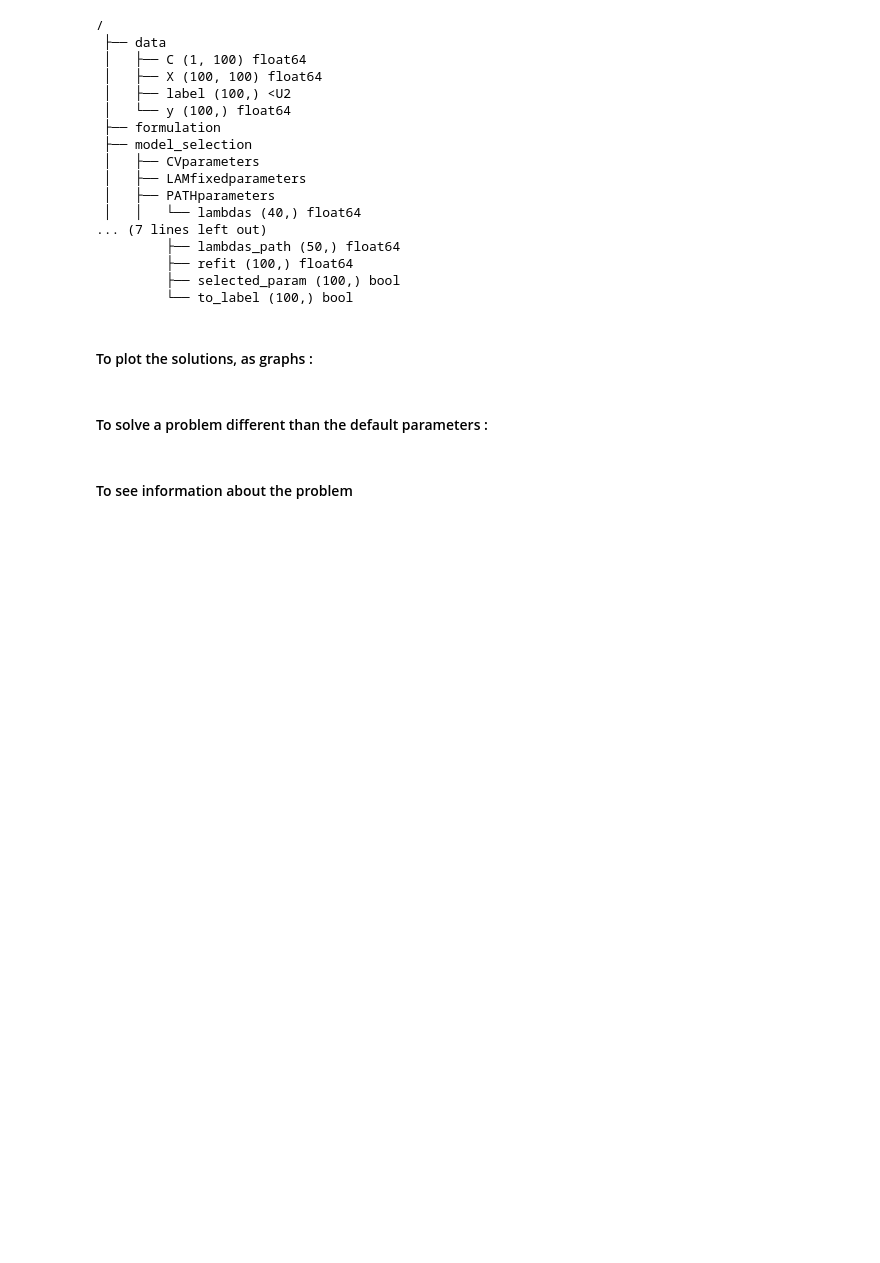
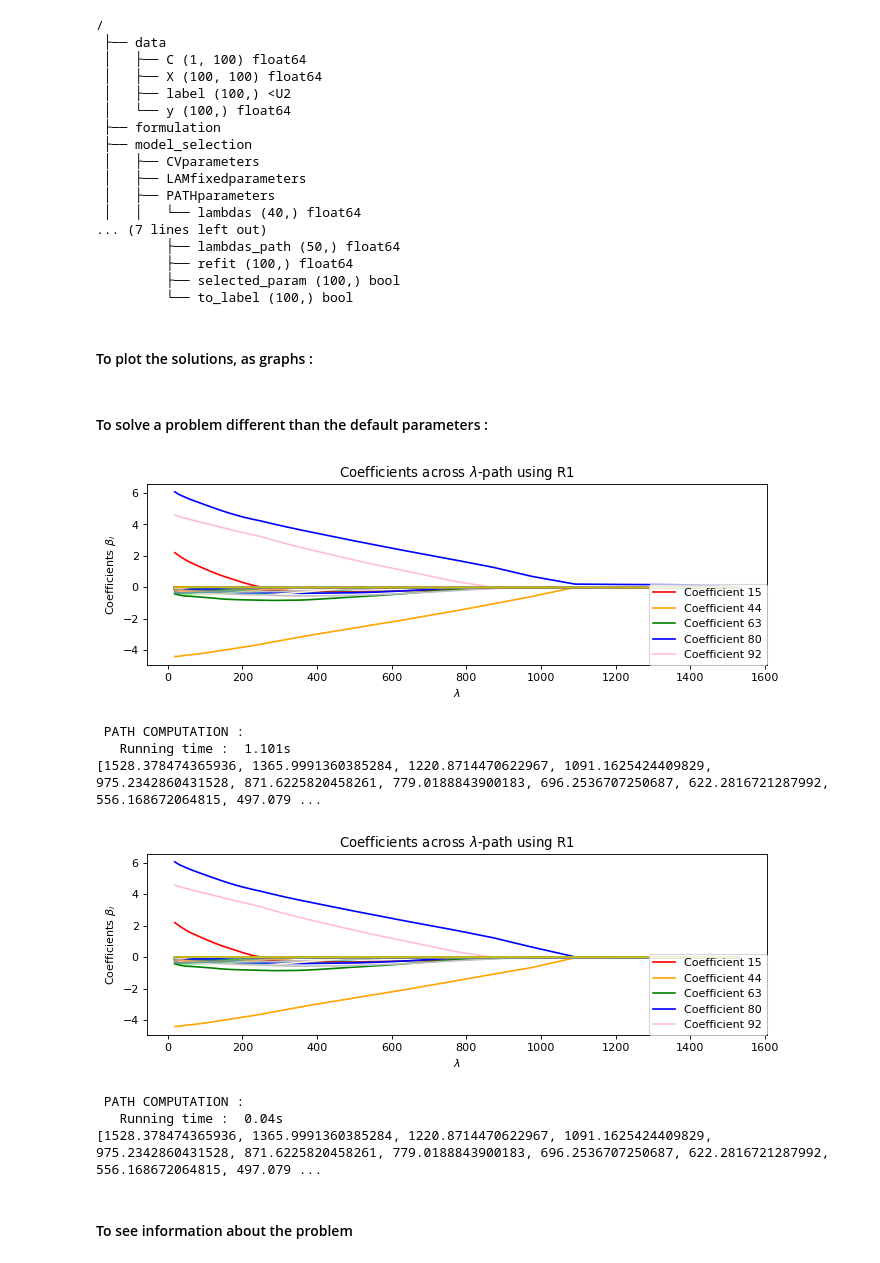
Before and after one commit to Leo-Simpson/c-lasso, a Jupyter notebook: examples/Notebook.ipynb, the cells around one changed output. Cells and saved outputs as stored; diff of their text form; code cells hidden in the pictures; blank space fills up the shorter version.

```diff
--- a/examples/Notebook.ipynb
+++ b/examples/Notebook.ipynb
@@ -89,3 +90,23 @@ problem.solve()
+# %%
+problem.model_selection.PATHparameters.numerical_method = 'DR'
+problem.model_selection.LAMfixedparameters.numerical_method = 'DR'
+problem.solve()
+print(problem.solution.PATH)
+print(problem.solution.PATH.LAMBDAS)
+problem.model_selection.PATHparameters.numerical_method = 'Path-Alg'
+problem.model_selection.LAMfixedparameters.numerical_method = 'Path-Alg'
+problem.solve()
+print(problem.solution.PATH)
+print(problem.solution.PATH.LAMBDAS)
+# %% [output]
+[figure, added]
+ PATH COMPUTATION :
+   Running time :  1.101s
+[1528.378474365936, 1365.9991360385284, 1220.8714470622967, 1091.1625424409829, 975.2342860431528, 871.6225820458261, 779.0188843900183, 696.2536707250687, 622.2816721287992, 556.168672064815, 497.079 ...
+[figure, added]
+ PATH COMPUTATION :
+   Running time :  0.04s
+[1528.378474365936, 1365.9991360385284, 1220.8714470622967, 1091.1625424409829, 975.2342860431528, 871.6225820458261, 779.0188843900183, 696.2536707250687, 622.2816721287992, 556.168672064815, 497.079 ...
 # %% [markdown]
 #### To see information about the problem
 # %%
```
Also changed, not shown: parts of 9 cells of this notebook, 6 other files.
